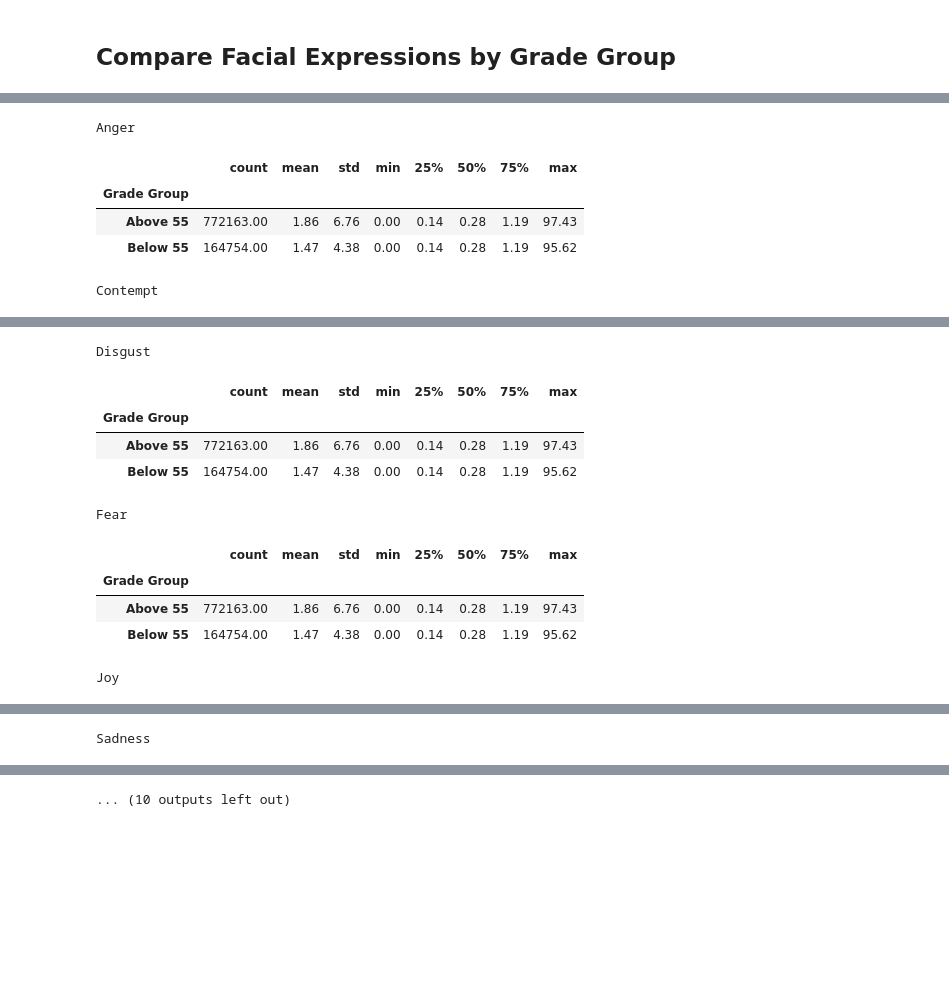
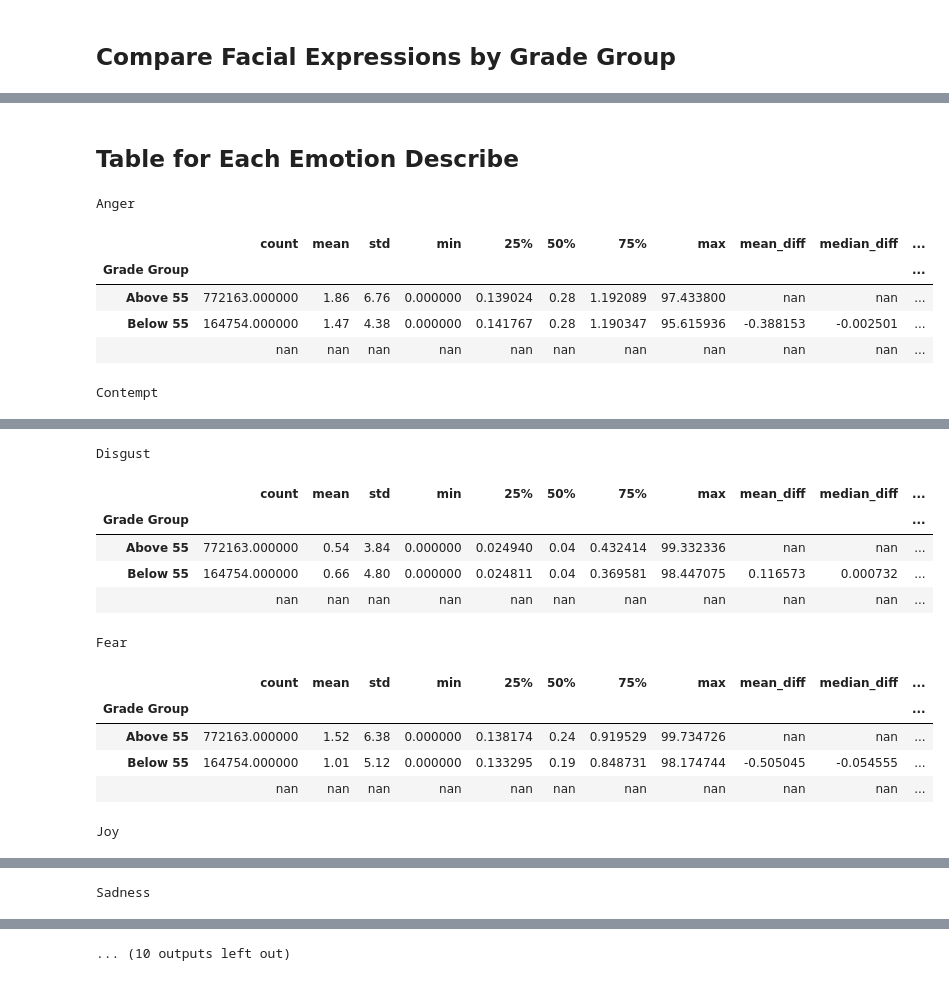
Before and after one commit to litalshl/classifiers, a Jupyter notebook: all_respondents_with_grades.ipynb, the cells around one changed output, grey strips where cells are left out. Drawn from its saved outputs; the diff is of its cells as text; code cells hidden in the pictures; blank space fills up the shorter version.

```diff
--- a/all_respondents_with_grades.ipynb
+++ b/all_respondents_with_grades.ipynb
@@ -136,17 +136,8 @@ facial_expressions_data.head()
 from tabulate import tabulate
 
 # Add a new column to the combined_data_with_grades dataframe that indicates whether the grade is above or below 55
-combined_data_with_grades['Grade Group'] = combined_data_with_grades['Grade'].apply(lambda x: 'Above 55' if x >= 55 else 'Below 55')
+facial_expressions_data['Grade Group'] = facial_expressions_data['Grade'].apply(lambda x: 'Above 55' if x >= 55 else 'Below 55')
 
 # Describe statistics for each selected column by grade group
 selected_columns = ['Anger', 'Contempt', 'Disgust', 'Fear', 'Joy', 'Sadness', 'Surprise',
        'Engagement', 'Valence', 'Sentimentality', 'Confusion']
-grouped_stats = combined_data_with_grades.groupby(['Grade Group'])[selected_columns].describe()
-
-# Loop through the selected columns and create a formatted table for each one
-for col in selected_columns:
-    col_stats = combined_data_with_grades.groupby(['Grade Group'])[col].describe()
-    col_stats_formatted = col_stats.style.set_table_styles([{'selector': 'th', 'props': [('text-align', 'center')]}])\
-                                        .set_caption(col)\
-                                        .format("{:.2f}", subset=pd.IndexSlice[:, ['mean', 'std']])
-    display(col_stats_formatted)
@@ -244,3 +144,5 @@ for col in selected_columns:
+# %% [markdown]
+<h2>Table for Each Emotion Describe</h2>
 # %%
 from scipy.stats import ttest_ind
 from selenium import webdriver
@@ -248,51 +150,54 @@ from selenium import webdriver
 # create a new Firefox browser window
 driver = webdriver.Firefox()
 
 # Define a function to add a star to indicate statistical significance
 def add_star(pval):
     if pval < 0.05:
         return '*'
     else:
         return ''
 
 # Loop through the emotions and perform a t-test between the grade groups
 for col in selected_columns:
-    above_55 = combined_data_with_grades.loc[combined_data_with_grades['Grade Group'] == 'Above 55', col]
-    below_55 = combined_data_with_grades.loc[combined_data_with_grades['Grade Group'] == 'Below 55', col]
+    # Create a DataFrame for the current emotion only
+    emotion_data = facial_expressions_data.loc[:, ['Grade Group', col]]
+
+    above_55 = emotion_data.loc[emotion_data['Grade Group'] == 'Above 55', col]
+    below_55 = emotion_data.loc[emotion_data['Grade Group'] == 'Below 55', col]
     t, pval = ttest_ind(above_55, below_55, equal_var=False)
     pval_star = add_star(pval)
-    grouped_stats[col] = grouped_stats[col].astype(str) + pval_star
 
-    # Create a formatted table
-    # col_stats_formatted = col_stats.style.set_table_styles([{'selector': 'th', 'props': [('text-align', 'center')]},
-    #                                                     {'selector': 'table', 'props': [('border-collapse', 'separate'),
-    #                                                                                     ('border-spacing', '200px')]}])\
-    #                                     .set_caption(col)\
-    #                                     .format("{:.2f}")
+    # Calculate the statistics for the current emotion
+    emotion_stats = emotion_data.groupby('Grade Group')[col].describe()
+    emotion_stats['mean_diff'] = emotion_stats['mean'].diff()
+    emotion_stats['median_diff'] = emotion_stats['50%'].diff()
+    emotion_stats.loc['', 'p-value'] = pval
 
-    col_stats_formatted = col_stats.style\
+    # Create a formatted table for the current emotion
+    emotion_stats_formatted = emotion_stats.style\
         .set_table_styles([{'selector': 'th', 'props': [('text-align', 'center')]}])\
         .set_caption(col)\
-        .format("{:.2f}")\
+        .format("{:.2f}", subset=pd.IndexSlice[:, ['mean', 'std', '50%']])\
         .set_properties(**{'width': '50px', 'text-align': 'center'})\
         .set_table_attributes('style="border-collapse: separate; border-spacing: 20px;"')\
-        .applymap(lambda x: 'background-color: #f2f2f2' if x == col_stats['mean'].max() else '')
+        .applymap(lambda x: 'background-color: #f2f2f2' if x == emotion_stats['mean'].max() else '')
 
+    # Display the table for the current emotion
+    display(emotion_stats_formatted)
 
-    # Display the table
-    display(col_stats_formatted)
+    # Save the table as an HTML file and take a screenshot
     filename = col + '_grades_stats.html'
-    col_stats_formatted.to_html(filename)
+    emotion_stats_formatted.to_html(filename)
     driver.get('C:\\projects\\classifiers\\' + filename)
-    # take a screenshot and save it as a JPEG image
     driver.save_screenshot(filename + "_screenshot.png")
 
 # close the browser window
 driver.quit()
 # %% [output]
 Anger
-|  | count | mean | std | min | 25% | 50% | 75% | max |
-| Grade Group |  |  |  |  |  |  |  |  |
-| Above 55 | 772163.00 | 1.86 | 6.76 | 0.00 | 0.14 | 0.28 | 1.19 | 97.43 |
-| Below 55 | 164754.00 | 1.47 | 4.38 | 0.00 | 0.14 | 0.28 | 1.19 | 95.62 |
+|  | count | mean | std | min | 25% | 50% | 75% | max | mean_diff | median_diff | ... |
+| Grade Group |  |  |  |  |  |  |  |  |  |  | ... |
+| Above 55 | 772163.000000 | 1.86 | 6.76 | 0.000000 | 0.139024 | 0.28 | 1.192089 | 97.433800 | nan | nan | ... |
+| Below 55 | 164754.000000 | 1.47 | 4.38 | 0.000000 | 0.141767 | 0.28 | 1.190347 | 95.615936 | -0.388153 | -0.002501 | ... |
+|  | nan | nan | nan | nan | nan | nan | nan | nan | nan | nan | ... |
 Contempt
@@ -303,11 +209,13 @@ Contempt
 Disgust
-|  | count | mean | std | min | 25% | 50% | 75% | max |
-| Grade Group |  |  |  |  |  |  |  |  |
-| Above 55 | 772163.00 | 1.86 | 6.76 | 0.00 | 0.14 | 0.28 | 1.19 | 97.43 |
-| Below 55 | 164754.00 | 1.47 | 4.38 | 0.00 | 0.14 | 0.28 | 1.19 | 95.62 |
+|  | count | mean | std | min | 25% | 50% | 75% | max | mean_diff | median_diff | ... |
+| Grade Group |  |  |  |  |  |  |  |  |  |  | ... |
+| Above 55 | 772163.000000 | 0.54 | 3.84 | 0.000000 | 0.024940 | 0.04 | 0.432414 | 99.332336 | nan | nan | ... |
+| Below 55 | 164754.000000 | 0.66 | 4.80 | 0.000000 | 0.024811 | 0.04 | 0.369581 | 98.447075 | 0.116573 | 0.000732 | ... |
+|  | nan | nan | nan | nan | nan | nan | nan | nan | nan | nan | ... |
 Fear
-|  | count | mean | std | min | 25% | 50% | 75% | max |
-| Grade Group |  |  |  |  |  |  |  |  |
-| Above 55 | 772163.00 | 1.86 | 6.76 | 0.00 | 0.14 | 0.28 | 1.19 | 97.43 |
-| Below 55 | 164754.00 | 1.47 | 4.38 | 0.00 | 0.14 | 0.28 | 1.19 | 95.62 |
+|  | count | mean | std | min | 25% | 50% | 75% | max | mean_diff | median_diff | ... |
+| Grade Group |  |  |  |  |  |  |  |  |  |  | ... |
+| Above 55 | 772163.000000 | 1.52 | 6.38 | 0.000000 | 0.138174 | 0.24 | 0.919529 | 99.734726 | nan | nan | ... |
+| Below 55 | 164754.000000 | 1.01 | 5.12 | 0.000000 | 0.133295 | 0.19 | 0.848731 | 98.174744 | -0.505045 | -0.054555 | ... |
+|  | nan | nan | nan | nan | nan | nan | nan | nan | nan | nan | ... |
 Joy
```
Also changed, not shown: parts of 5 cells of this notebook, 22 other files.
